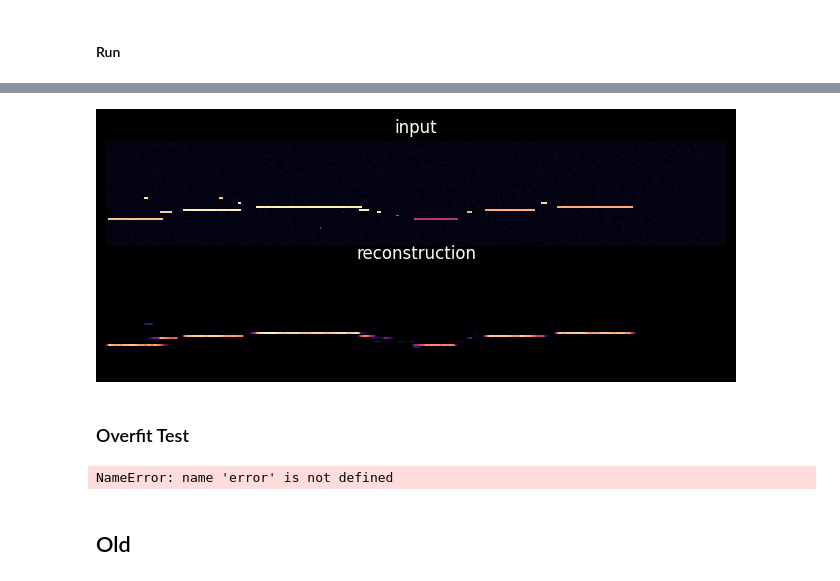
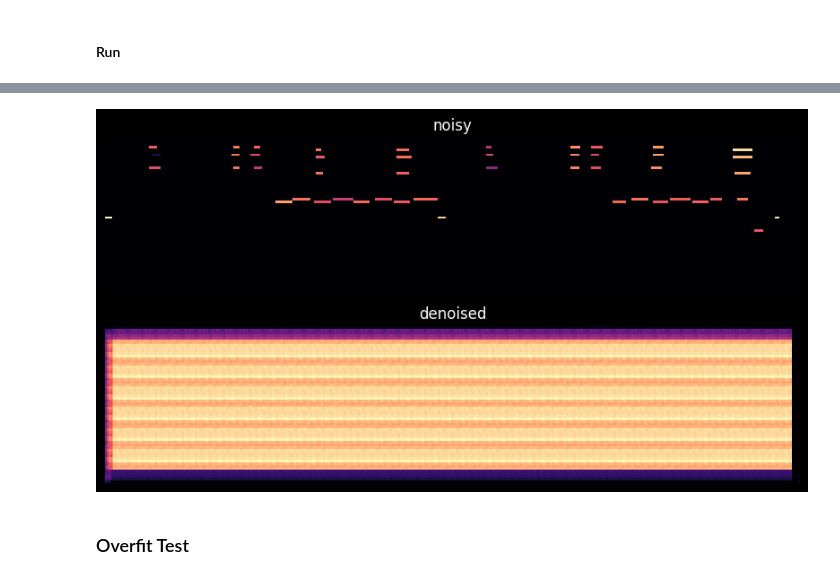
Before and after one commit to finlaymiller/autoencoder, a Jupyter notebook: denoising_autoencoder_for_midi.ipynb, the cells around one changed output, grey strips where cells are left out. Saved outputs shown, nothing was run; the diff lists cells and outputs as text; code cells hidden in the pictures.

```diff
--- a/denoising_autoencoder_for_midi.ipynb
+++ b/denoising_autoencoder_for_midi.ipynb
@@ -532,14 +382,14 @@ plt.show()
-# %%
-n_files = np.load(f"data/{output_filenames[0]}.npz")
-d_files = np.load(f"data/{output_filenames[1]}.npz")
-
-for (k1, v1), (k2, v2) in zip(n_files.items(), d_files.items()):
-    compare_plot(v1, v2, "input", "reconstruction")
-# %% [output]
-[figure, removed]
+# %%
+def test_image_reconstruction(net, img):
+    img_noisy = img + NOISE_FACTOR * torch.randn(img.shape)
+    img_noisy = img_noisy.to(device)
+    outputs = net(img_noisy)
+
+    compare_plot(img_noisy.cpu().data, outputs.cpu().data)
+
+
+test_image_reconstruction(model, noisy_images[0][1])
+# %% [output]
+[figure, added]
 # %% [markdown]
 ### Overfit Test
-# %%
-error
-# %% [output]
-NameError: name 'error' is not defined
@@ -552,2 +395,0 @@ compare_plot(overfit_set[0][1], of_out.cpu().data, "input", "reconstruction")
-# %% [markdown]
-## Old
```
Also changed, not shown: parts of 25 cells of this notebook, 7 other files.
